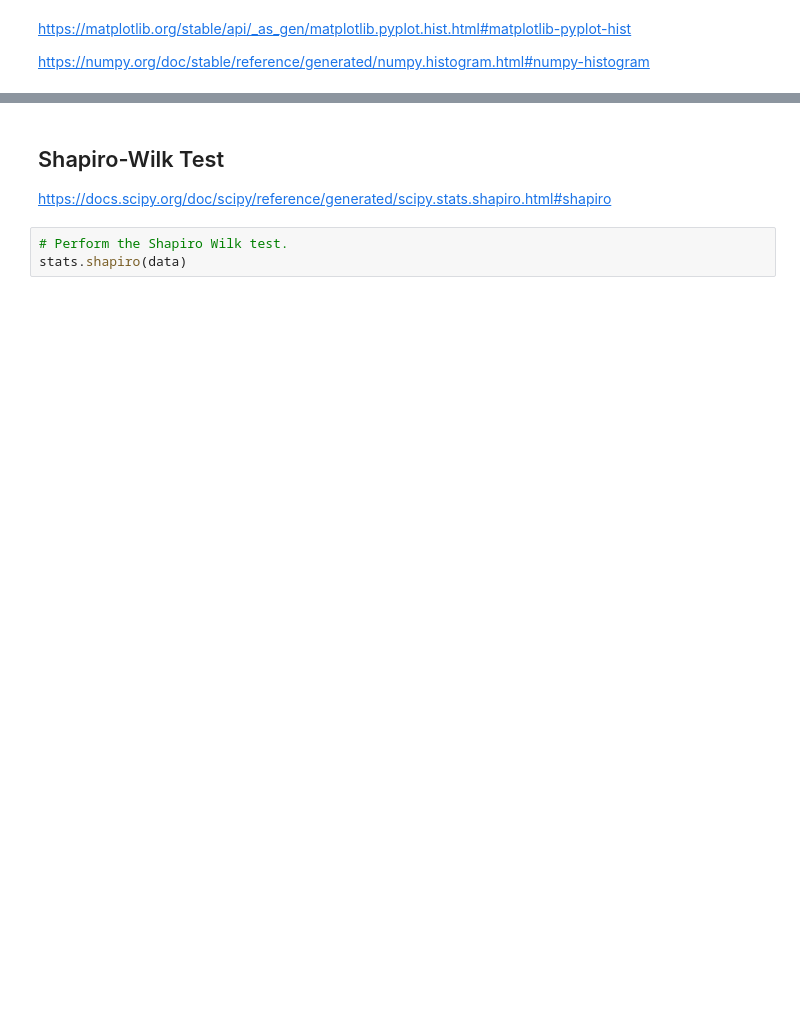
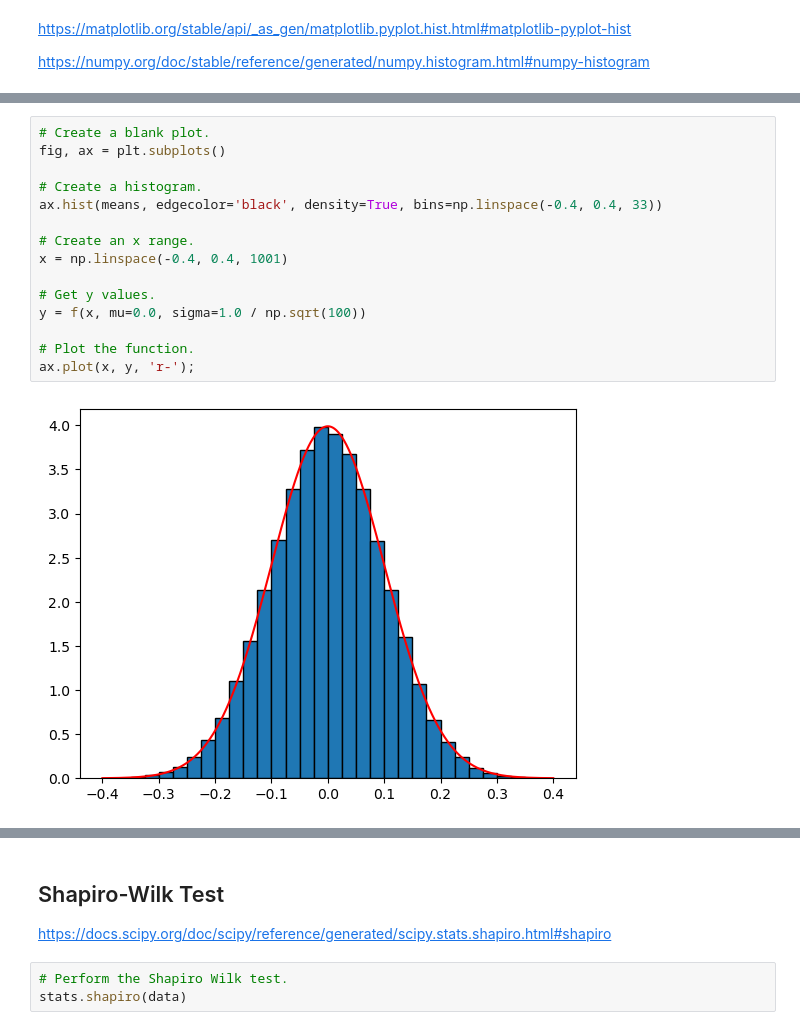
Before and after one commit to SBCURLEY/as-roughwork, a Jupyter notebook: materials/normal-distribution.ipynb, the cells around one changed output, grey strips where cells are left out. Drawn from its saved outputs; the diff is of its cells as text; blank space fills up the shorter version.

```diff
--- a/materials/normal-distribution.ipynb
+++ b/materials/normal-distribution.ipynb
@@ -401,0 +382,17 @@ ax.hist(data, edgecolor='black', density=True, bins=np.linspace(-4, 4, 31));
+# %%
+# Create a blank plot.
+fig, ax = plt.subplots()
+
+# Create a histogram.
+ax.hist(means, edgecolor='black', density=True, bins=np.linspace(-0.4, 0.4, 33))
+
+# Create an x range.
+x = np.linspace(-0.4, 0.4, 1001)
+
+# Get y values.
+y = f(x, mu=0.0, sigma=1.0 / np.sqrt(100))
+
+# Plot the function.
+ax.plot(x, y, 'r-');
+# %% [output]
+[figure, added]
```
Also changed, not shown: parts of 48 cells of this notebook, 1 other file.
